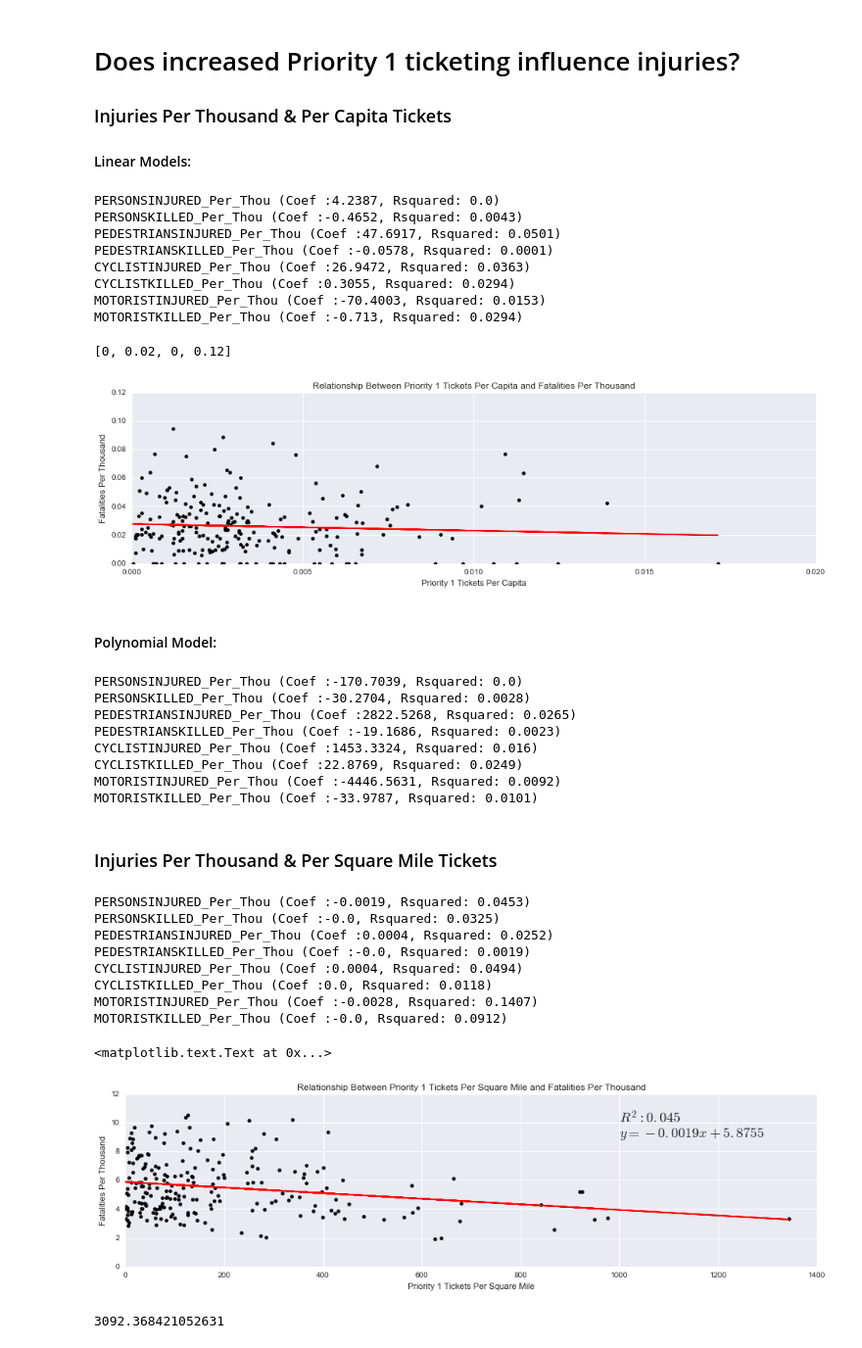
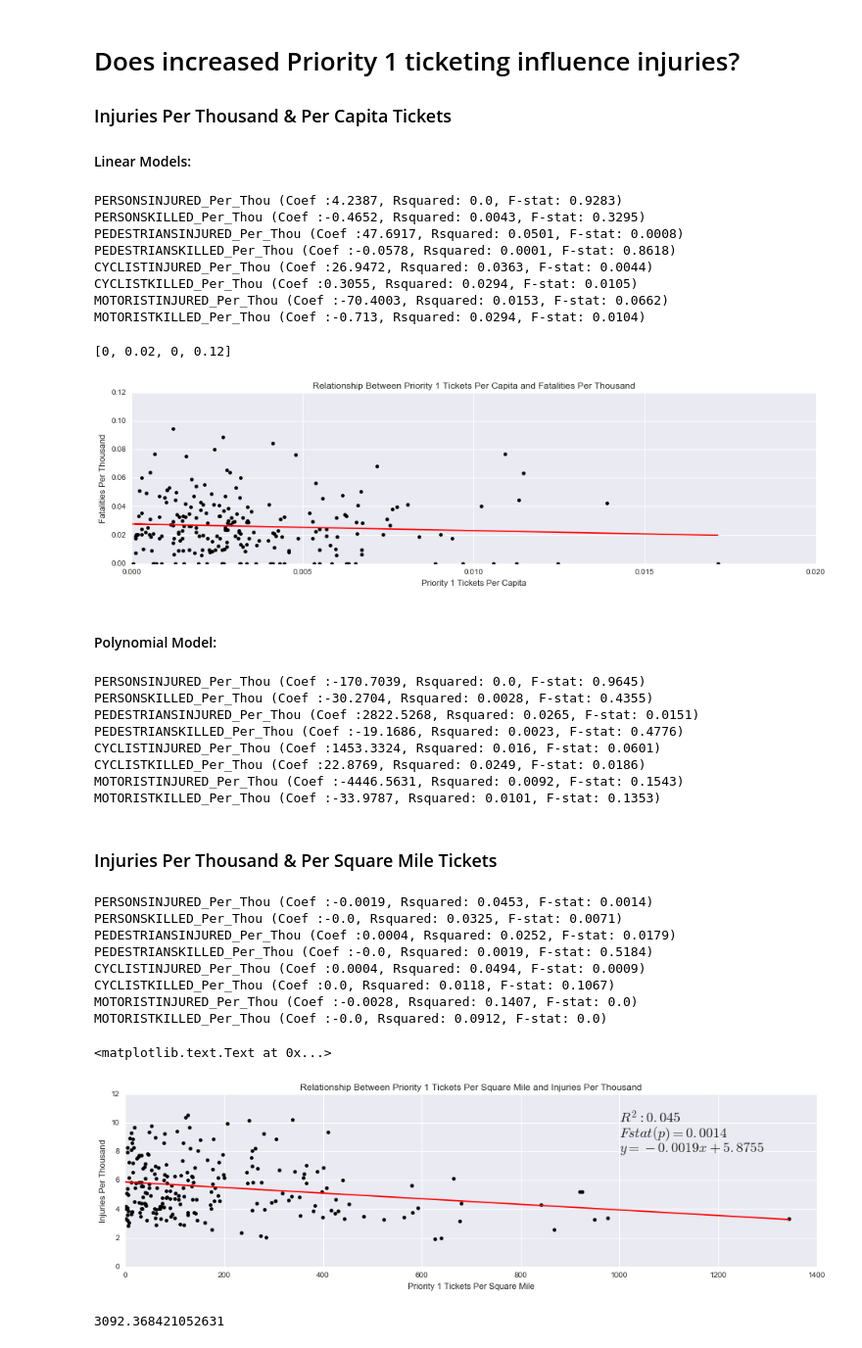
Before and after one commit to anastasiashe/Vision_Zero, a Jupyter notebook: TicketSummonses/04 Results.ipynb, the cells around one changed output. Shown at 98% size. Saved outputs shown, nothing was run; the diff lists cells and outputs as text; code cells hidden in the pictures.

Commit message:
Added Figures

```diff
--- a/TicketSummonses/04 Results.ipynb
+++ b/TicketSummonses/04 Results.ipynb
@@ -322,16 +336,17 @@ for item in data1.columns[46:54]:
     data1[cname] = data1[item] / (data1['Total_Pop'] / 1000)
     formula = str(cname) + ' ~ P1_PerCap'
     reg = smf.ols(formula, data = data1).fit()
-    print (cname[8:] + ' (Coef :' + str(reg.params[1].round(4)) + ', Rsquared: ' + str(reg.rsquared.round(4)) + ')')
+    print (cname[8:] + ' (Coef :' + str(reg.params[1].round(4)) +
+           ', Rsquared: ' + str(reg.rsquared.round(4)) + ', F-stat: ' + str(reg.f_pvalue.round(4)) + ')')
 # %% [output]
-PERSONSINJURED_Per_Thou (Coef :4.2387, Rsquared: 0.0)
-PERSONSKILLED_Per_Thou (Coef :-0.4652, Rsquared: 0.0043)
-PEDESTRIANSINJURED_Per_Thou (Coef :47.6917, Rsquared: 0.0501)
-PEDESTRIANSKILLED_Per_Thou (Coef :-0.0578, Rsquared: 0.0001)
-CYCLISTINJURED_Per_Thou (Coef :26.9472, Rsquared: 0.0363)
-CYCLISTKILLED_Per_Thou (Coef :0.3055, Rsquared: 0.0294)
-MOTORISTINJURED_Per_Thou (Coef :-70.4003, Rsquared: 0.0153)
-MOTORISTKILLED_Per_Thou (Coef :-0.713, Rsquared: 0.0294)
+PERSONSINJURED_Per_Thou (Coef :4.2387, Rsquared: 0.0, F-stat: 0.9283)
+PERSONSKILLED_Per_Thou (Coef :-0.4652, Rsquared: 0.0043, F-stat: 0.3295)
+PEDESTRIANSINJURED_Per_Thou (Coef :47.6917, Rsquared: 0.0501, F-stat: 0.0008)
+PEDESTRIANSKILLED_Per_Thou (Coef :-0.0578, Rsquared: 0.0001, F-stat: 0.8618)
+CYCLISTINJURED_Per_Thou (Coef :26.9472, Rsquared: 0.0363, F-stat: 0.0044)
+CYCLISTKILLED_Per_Thou (Coef :0.3055, Rsquared: 0.0294, F-stat: 0.0105)
+MOTORISTINJURED_Per_Thou (Coef :-70.4003, Rsquared: 0.0153, F-stat: 0.0662)
+MOTORISTKILLED_Per_Thou (Coef :-0.713, Rsquared: 0.0294, F-stat: 0.0104)
 # %%
 reg = smf.ols('NUMBEROFPERSONSKILLED_Per_Thou ~ P1_PerCap', data=data1).fit()
 
@@ -344,7 +359,7 @@ ax1.set_title('Relationship Between Priority 1 Tickets Per Capita and Fatalities
 ax1.axis([0, 0.02, 0, 0.12])
 # %% [output]
 [0, 0.02, 0, 0.12]
-[figure, old version]
+[figure, new version]
 # %% [markdown]
 #### Polynomial Model:
 # %%
@@ -352,16 +367,17 @@ for item in data1.columns[46:54]:
     cname = item + '_Per_Thou'
     formula = str(cname) + ' ~ P1_PerCap2'
     reg = smf.ols(formula, data = data1).fit()
-    print (cname[8:] + ' (Coef :' + str(reg.params[1].round(4)) + ', Rsquared: ' + str(reg.rsquared.round(4)) + ')')
+    print (cname[8:] + ' (Coef :' + str(reg.params[1].round(4)) + ', Rsquared: ' +
+           str(reg.rsquared.round(4)) + ', F-stat: ' + str(reg.f_pvalue.round(4)) + ')')
 # %% [output]
-PERSONSINJURED_Per_Thou (Coef :-170.7039, Rsquared: 0.0)
-PERSONSKILLED_Per_Thou (Coef :-30.2704, Rsquared: 0.0028)
-PEDESTRIANSINJURED_Per_Thou (Coef :2822.5268, Rsquared: 0.0265)
-PEDESTRIANSKILLED_Per_Thou (Coef :-19.1686, Rsquared: 0.0023)
-CYCLISTINJURED_Per_Thou (Coef :1453.3324, Rsquared: 0.016)
-CYCLISTKILLED_Per_Thou (Coef :22.8769, Rsquared: 0.0249)
-MOTORISTINJURED_Per_Thou (Coef :-4446.5631, Rsquared: 0.0092)
-MOTORISTKILLED_Per_Thou (Coef :-33.9787, Rsquared: 0.0101)
+PERSONSINJURED_Per_Thou (Coef :-170.7039, Rsquared: 0.0, F-stat: 0.9645)
+PERSONSKILLED_Per_Thou (Coef :-30.2704, Rsquared: 0.0028, F-stat: 0.4355)
+PEDESTRIANSINJURED_Per_Thou (Coef :2822.5268, Rsquared: 0.0265, F-stat: 0.0151)
+PEDESTRIANSKILLED_Per_Thou (Coef :-19.1686, Rsquared: 0.0023, F-stat: 0.4776)
+CYCLISTINJURED_Per_Thou (Coef :1453.3324, Rsquared: 0.016, F-stat: 0.0601)
+CYCLISTKILLED_Per_Thou (Coef :22.8769, Rsquared: 0.0249, F-stat: 0.0186)
+MOTORISTINJURED_Per_Thou (Coef :-4446.5631, Rsquared: 0.0092, F-stat: 0.1543)
+MOTORISTKILLED_Per_Thou (Coef :-33.9787, Rsquared: 0.0101, F-stat: 0.1353)
 # %% [markdown]
 ### Injuries Per Thousand & Per Square Mile Tickets
 # %%
@@ -369,31 +385,33 @@ for item in data1.columns[46:54]:
     cname = item + '_Per_Thou'
     formula = str(cname) + ' ~ P1_PerArea'
     reg = smf.ols(formula, data = data1).fit()
-    print (cname[8:] + ' (Coef :' + str(reg.params[1].round(4)) + ', Rsquared: ' + str(reg.rsquared.round(4)) + ')')
+    print (cname[8:] + ' (Coef :' + str(reg.params[1].round(4)) + ', Rsquared: ' +
+           str(reg.rsquared.round(4)) + ', F-stat: ' + str(reg.f_pvalue.round(4)) + ')')
 # %% [output]
-PERSONSINJURED_Per_Thou (Coef :-0.0019, Rsquared: 0.0453)
-PERSONSKILLED_Per_Thou (Coef :-0.0, Rsquared: 0.0325)
-PEDESTRIANSINJURED_Per_Thou (Coef :0.0004, Rsquared: 0.0252)
-PEDESTRIANSKILLED_Per_Thou (Coef :-0.0, Rsquared: 0.0019)
-CYCLISTINJURED_Per_Thou (Coef :0.0004, Rsquared: 0.0494)
-CYCLISTKILLED_Per_Thou (Coef :0.0, Rsquared: 0.0118)
-MOTORISTINJURED_Per_Thou (Coef :-0.0028, Rsquared: 0.1407)
-MOTORISTKILLED_Per_Thou (Coef :-0.0, Rsquared: 0.0912)
+PERSONSINJURED_Per_Thou (Coef :-0.0019, Rsquared: 0.0453, F-stat: 0.0014)
+PERSONSKILLED_Per_Thou (Coef :-0.0, Rsquared: 0.0325, F-stat: 0.0071)
+PEDESTRIANSINJURED_Per_Thou (Coef :0.0004, Rsquared: 0.0252, F-stat: 0.0179)
+PEDESTRIANSKILLED_Per_Thou (Coef :-0.0, Rsquared: 0.0019, F-stat: 0.5184)
+CYCLISTINJURED_Per_Thou (Coef :0.0004, Rsquared: 0.0494, F-stat: 0.0009)
+CYCLISTKILLED_Per_Thou (Coef :0.0, Rsquared: 0.0118, F-stat: 0.1067)
+MOTORISTINJURED_Per_Thou (Coef :-0.0028, Rsquared: 0.1407, F-stat: 0.0)
+MOTORISTKILLED_Per_Thou (Coef :-0.0, Rsquared: 0.0912, F-stat: 0.0)
 # %%
 reg = smf.ols('NUMBEROFPERSONSINJURED_Per_Thou ~ P1_PerArea', data=data1).fit()
 
 fig1, (ax1) = pl.subplots(nrows = 1, ncols = 1, figsize = (16, 4))
 ax1.scatter(data1['P1_PerArea'], data1['NUMBEROFPERSONSINJURED_Per_Thou'], c='k')
 ax1.plot(data1['P1_PerArea'], reg.predict(), c='r')
 ax1.set_xlabel('Priority 1 Tickets Per Square Mile')
-ax1.set_ylabel('Fatalities Per Thousand')
-ax1.set_title('Relationship Between Priority 1 Tickets Per Square Mile and Fatalities Per Thousand')
+ax1.set_ylabel('Injuries Per Thousand')
+ax1.set_title('Relationship Between Priority 1 Tickets Per Square Mile and Injuries Per Thousand')
 ax1.axis([0, 1400, 0, 12])
-ax1.text(1000, 9, '$y=-0.0019x + 5.8755$', fontsize=18, family='serif')
+ax1.text(1000, 8, '$y=-0.0019x + 5.8755$', fontsize=18, family='serif')
+ax1.text(1000, 9, '$Fstat (p)=0.0014$', fontsize=18, family='serif')
 ax1.text(1000, 10, '$R^2: 0.045$', fontsize=18, family='serif')
 # %% [output]
 <matplotlib.text.Text at 0x...>
-[figure, old version]
+[figure, new version]
 # %%
 -5.8755 / -0.0019
 # %% [output]
```
Also changed, not shown: parts of 7 cells of this notebook, 8 other files.
